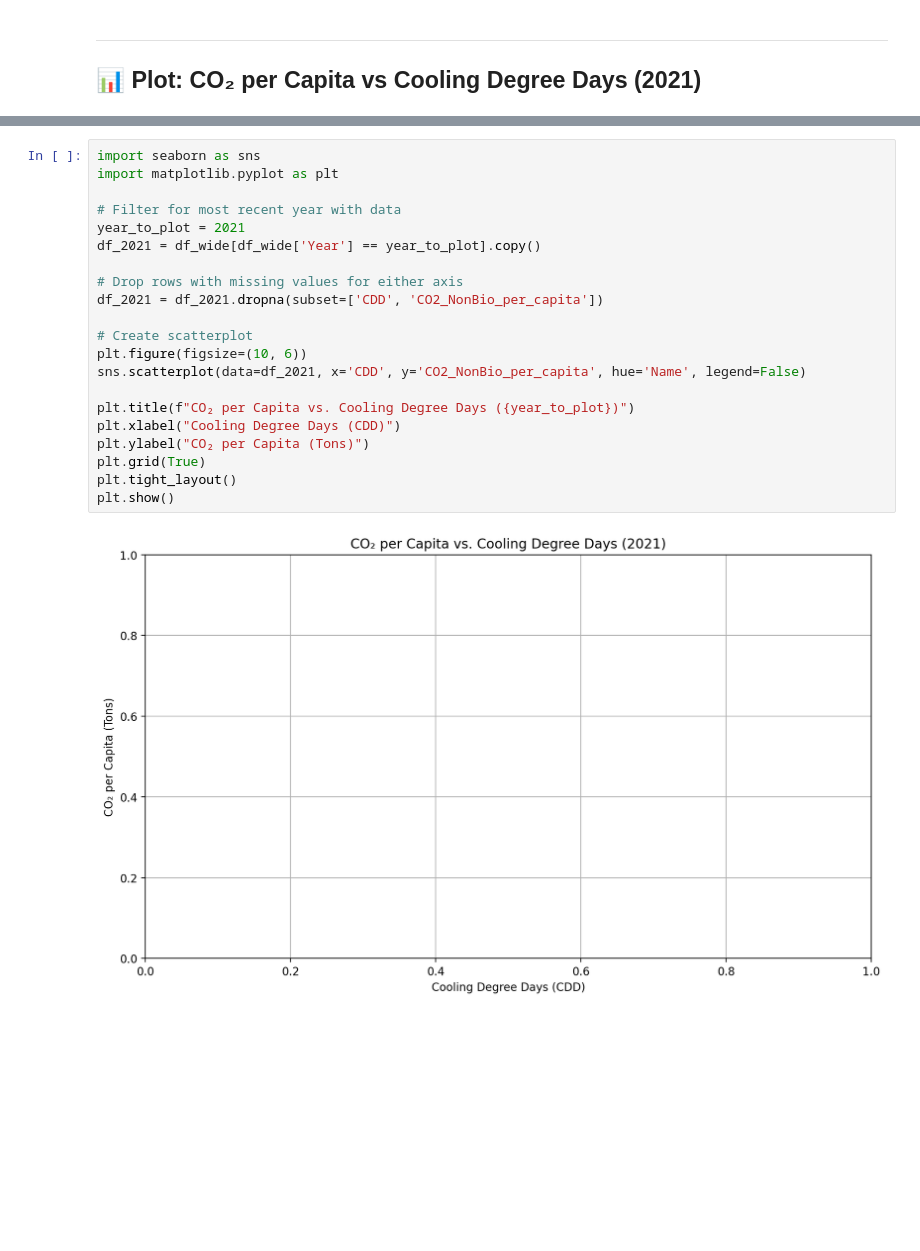
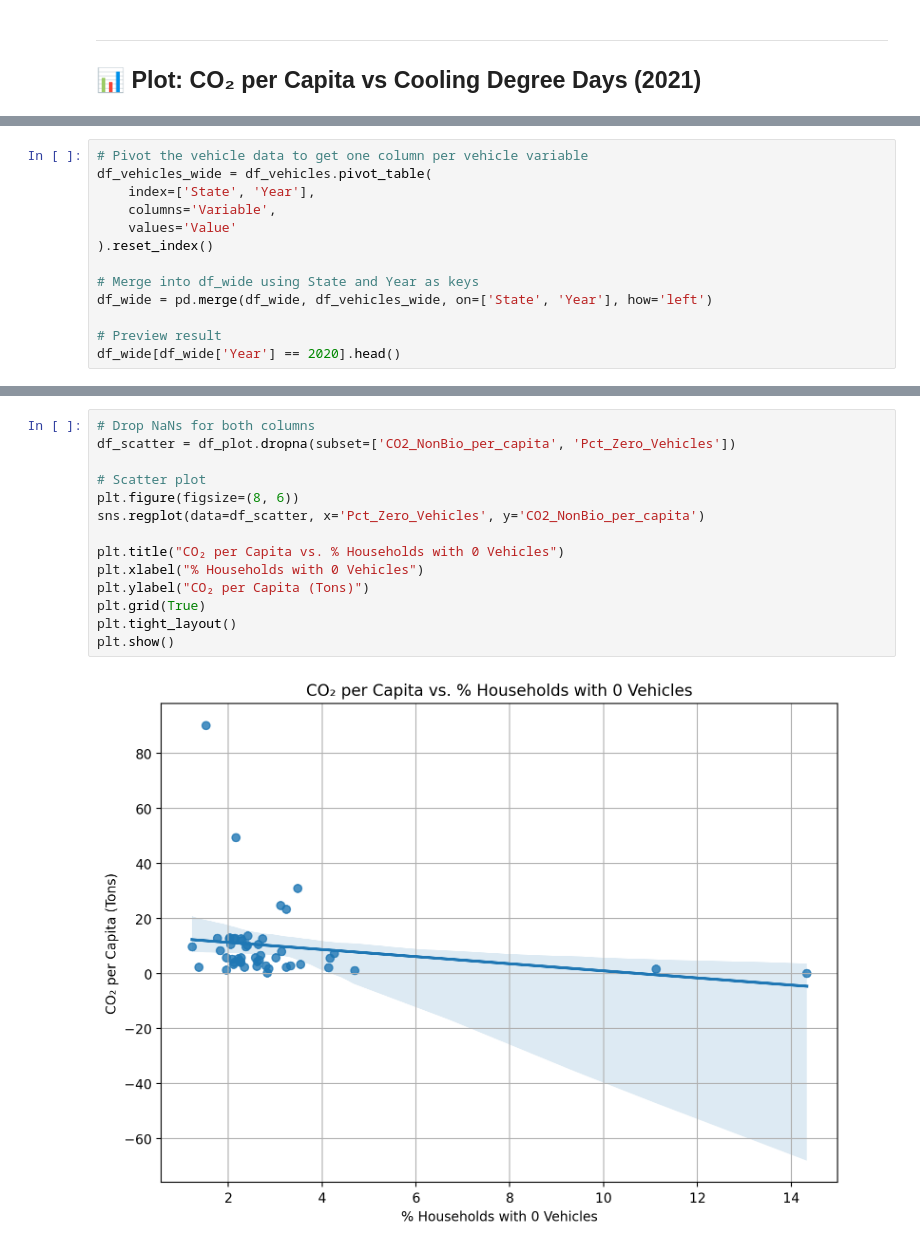
Before and after one commit to Nastiiasaenko/Data-Commons-, a Jupyter notebook: 02_environmental_exploration.ipynb, the cells around one changed output, grey strips where cells are left out. Saved outputs shown, nothing was run; the diff lists cells and outputs as text; blank space fills up the shorter version.

```diff
--- a/02_environmental_exploration.ipynb
+++ b/02_environmental_exploration.ipynb
@@ -1264,0 +1384,13 @@ Index: []
+# %%
+# Pivot the vehicle data to get one column per vehicle variable
+df_vehicles_wide = df_vehicles.pivot_table(
+    index=['State', 'Year'],
+    columns='Variable',
+    values='Value'
+).reset_index()
+
+# Merge into df_wide using State and Year as keys
+df_wide = pd.merge(df_wide, df_vehicles_wide, on=['State', 'Year'], how='left')
+
+# Preview result
+df_wide[df_wide['Year'] == 2020].head()
@@ -1265,23 +1446,16 @@ Index: []
 # %%
-import seaborn as sns
-import matplotlib.pyplot as plt
+# Drop NaNs for both columns
+df_scatter = df_plot.dropna(subset=['CO2_NonBio_per_capita', 'Pct_Zero_Vehicles'])
 
-# Filter for most recent year with data
-year_to_plot = 2021
-df_2021 = df_wide[df_wide['Year'] == year_to_plot].copy()
+# Scatter plot
+plt.figure(figsize=(8, 6))
+sns.regplot(data=df_scatter, x='Pct_Zero_Vehicles', y='CO2_NonBio_per_capita')
 
-# Drop rows with missing values for either axis
-df_2021 = df_2021.dropna(subset=['CDD', 'CO2_NonBio_per_capita'])
-
-# Create scatterplot
-plt.figure(figsize=(10, 6))
-sns.scatterplot(data=df_2021, x='CDD', y='CO2_NonBio_per_capita', hue='Name', legend=False)
-
-plt.title(f"CO₂ per Capita vs. Cooling Degree Days ({year_to_plot})")
-plt.xlabel("Cooling Degree Days (CDD)")
+plt.title("CO₂ per Capita vs. % Households with 0 Vehicles")
+plt.xlabel("% Households with 0 Vehicles")
 plt.ylabel("CO₂ per Capita (Tons)")
 plt.grid(True)
 plt.tight_layout()
 plt.show()
 # %% [output]
-[figure, old version]
+[figure, new version]
```
Also changed, not shown: parts of 18 cells of this notebook.
